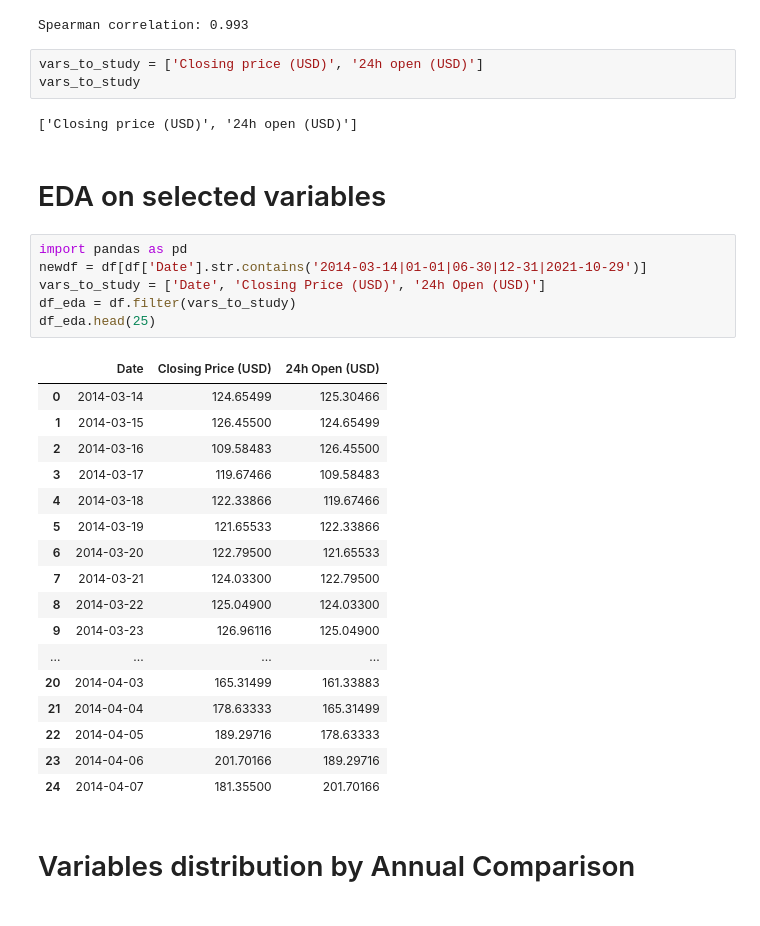
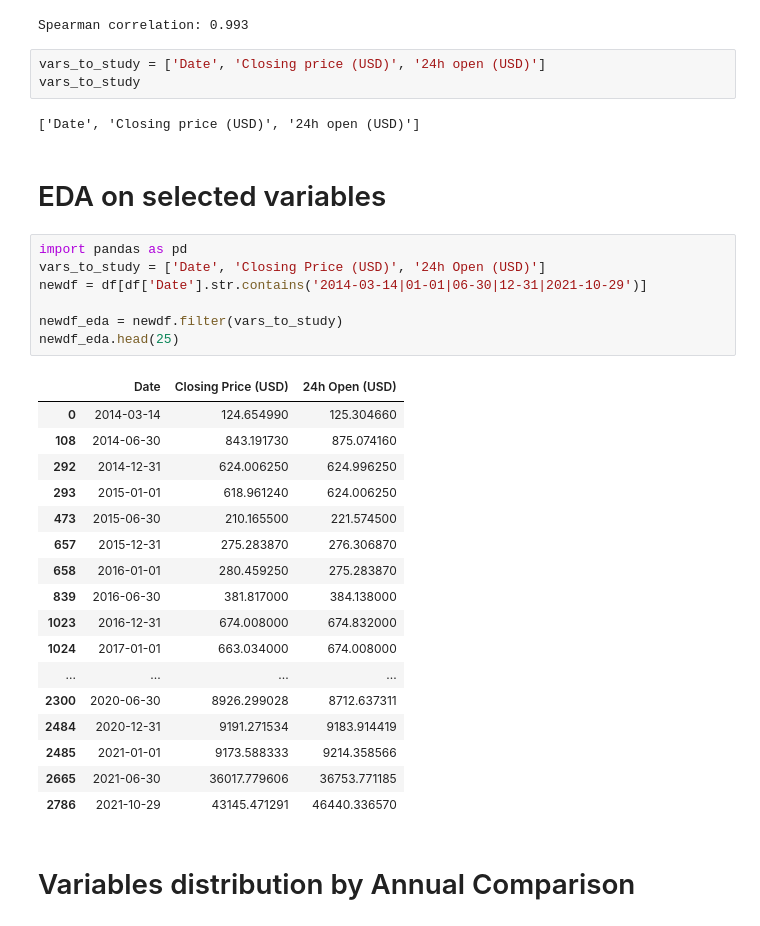
Before and after one commit to ksagep/fifth-milestone-project-bitcoin, a Jupyter notebook: jupyter_notebooks/Study_of_annual_comparison.ipynb, the cells around one changed output. Drawn from its saved outputs; the diff is of its cells as text.

```diff
--- a/jupyter_notebooks/Study_of_annual_comparison.ipynb
+++ b/jupyter_notebooks/Study_of_annual_comparison.ipynb
@@ -124,36 +124,37 @@ print('Spearman correlation: %.3f' % corr)
 # %% [output]
 Spearman correlation: 0.993
 # %%
-vars_to_study = ['Closing price (USD)', '24h open (USD)']
+vars_to_study = ['Date', 'Closing price (USD)', '24h open (USD)']
 vars_to_study
 # %% [output]
-['Closing price (USD)', '24h open (USD)']
+['Date', 'Closing price (USD)', '24h open (USD)']
 # %% [markdown]
 # EDA on selected variables
 # %%
 import pandas as pd
+vars_to_study = ['Date', 'Closing Price (USD)', '24h Open (USD)']
 newdf = df[df['Date'].str.contains('2014-03-14|01-01|06-30|12-31|2021-10-29')]
-vars_to_study = ['Date', 'Closing Price (USD)', '24h Open (USD)']
-df_eda = df.filter(vars_to_study)
-df_eda.head(25)
+
+newdf_eda = newdf.filter(vars_to_study)
+newdf_eda.head(25)
 # %% [output]
 |  | Date | Closing Price (USD) | 24h Open (USD) |
-| 0 | 2014-03-14 | 124.65499 | 125.30466 |
-| 1 | 2014-03-15 | 126.45500 | 124.65499 |
-| 2 | 2014-03-16 | 109.58483 | 126.45500 |
-| 3 | 2014-03-17 | 119.67466 | 109.58483 |
-| 4 | 2014-03-18 | 122.33866 | 119.67466 |
-| 5 | 2014-03-19 | 121.65533 | 122.33866 |
-| 6 | 2014-03-20 | 122.79500 | 121.65533 |
-| 7 | 2014-03-21 | 124.03300 | 122.79500 |
-| 8 | 2014-03-22 | 125.04900 | 124.03300 |
-| 9 | 2014-03-23 | 126.96116 | 125.04900 |
+| 0 | 2014-03-14 | 124.654990 | 125.304660 |
+| 108 | 2014-06-30 | 843.191730 | 875.074160 |
+| 292 | 2014-12-31 | 624.006250 | 624.996250 |
+| 293 | 2015-01-01 | 618.961240 | 624.006250 |
+| 473 | 2015-06-30 | 210.165500 | 221.574500 |
+| 657 | 2015-12-31 | 275.283870 | 276.306870 |
+| 658 | 2016-01-01 | 280.459250 | 275.283870 |
+| 839 | 2016-06-30 | 381.817000 | 384.138000 |
+| 1023 | 2016-12-31 | 674.008000 | 674.832000 |
+| 1024 | 2017-01-01 | 663.034000 | 674.008000 |
 | ... | ... | ... | ... |
-| 20 | 2014-04-03 | 165.31499 | 161.33883 |
-| 21 | 2014-04-04 | 178.63333 | 165.31499 |
-| 22 | 2014-04-05 | 189.29716 | 178.63333 |
-| 23 | 2014-04-06 | 201.70166 | 189.29716 |
-| 24 | 2014-04-07 | 181.35500 | 201.70166 |
+| 2300 | 2020-06-30 | 8926.299028 | 8712.637311 |
+| 2484 | 2020-12-31 | 9191.271534 | 9183.914419 |
+| 2485 | 2021-01-01 | 9173.588333 | 9214.358566 |
+| 2665 | 2021-06-30 | 36017.779606 | 36753.771185 |
+| 2786 | 2021-10-29 | 43145.471291 | 46440.336570 |
 # %% [markdown]
 # Variables distribution by Annual Comparison
 # %%
```
Also changed, not shown: parts of 1 cell of this notebook.
